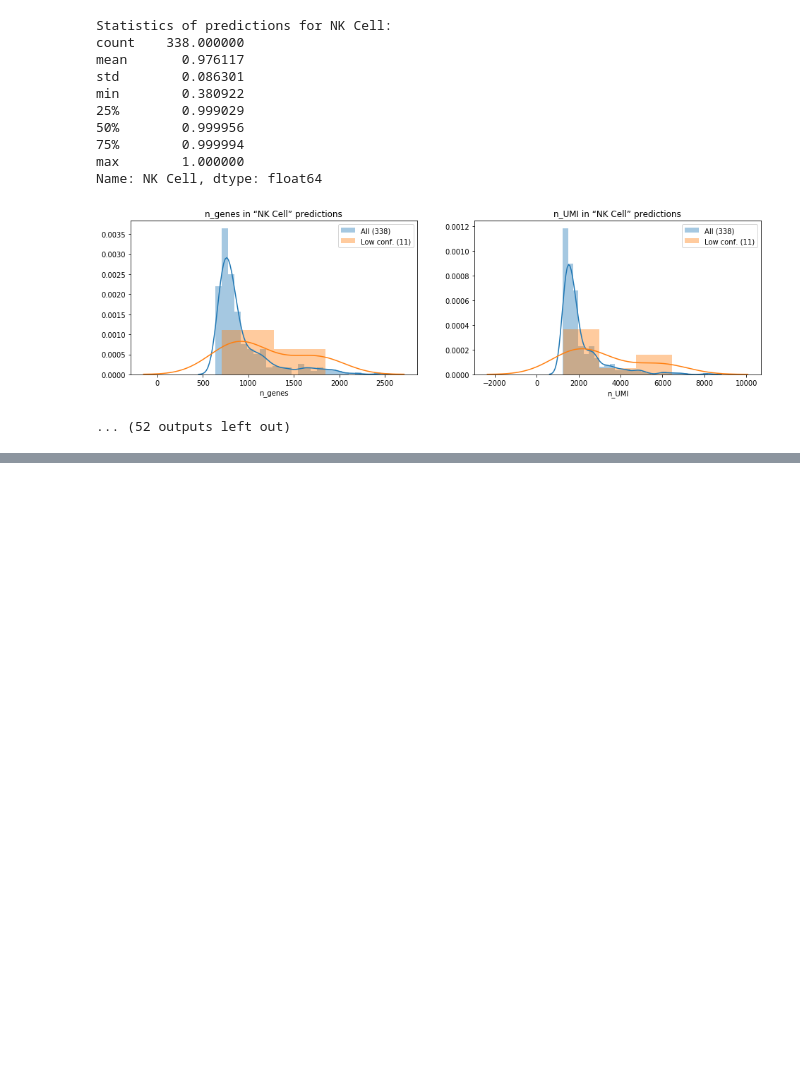
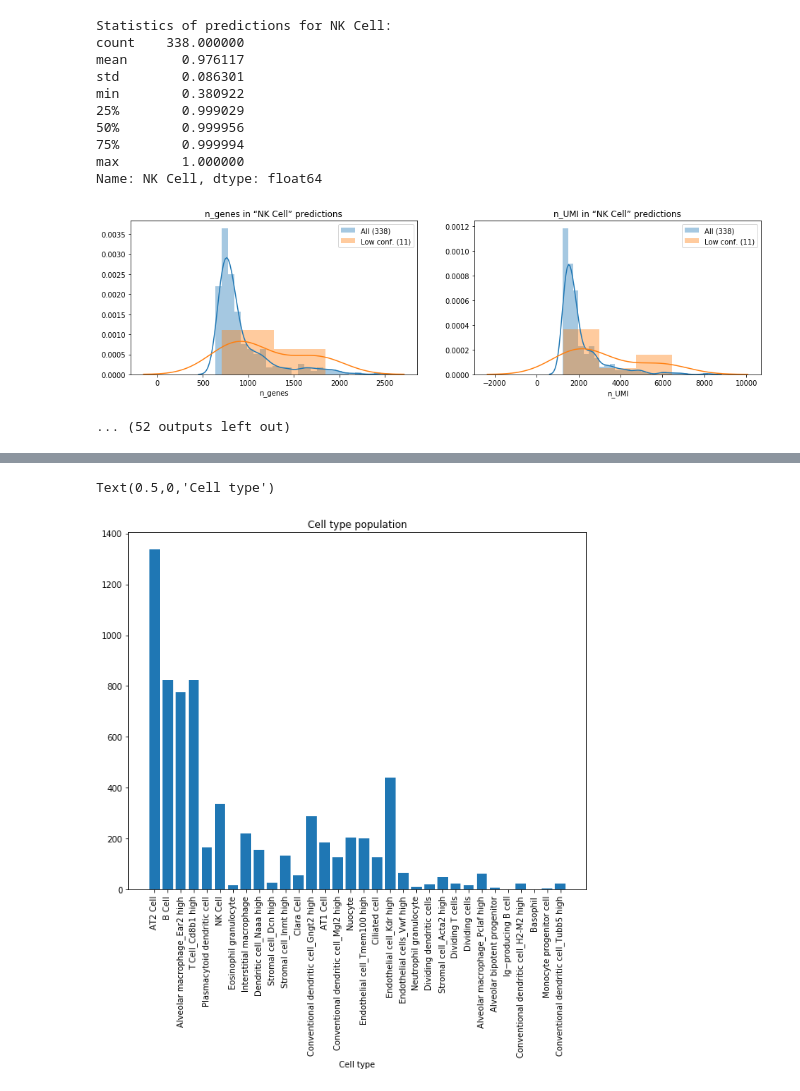
Before and after one commit to mxposed/sickle, a Jupyter notebook: 05-catboost-mca/best_model_analysis.ipynb, the cells around one changed output, grey strips where cells are left out. Saved outputs shown, nothing was run; the diff lists cells and outputs as text; code cells hidden in the pictures; blank space fills up the shorter version.

```diff
--- a/05-catboost-mca/best_model_analysis.ipynb
+++ b/05-catboost-mca/best_model_analysis.ipynb
@@ -135,0 +152,9 @@ Name: NK Cell, dtype: float64
+# %%
+plt.figure(figsize=(10,8))
+plt.bar(sc01p.columns, ct_counts)
+plt.xticks(rotation='vertical')
+plt.title('Cell type population')
+plt.xlabel('Cell type')
+# %% [output]
+Text(0.5,0,'Cell type')
+[figure, added]
```
Also changed, not shown: parts of 1 cell of this notebook.
